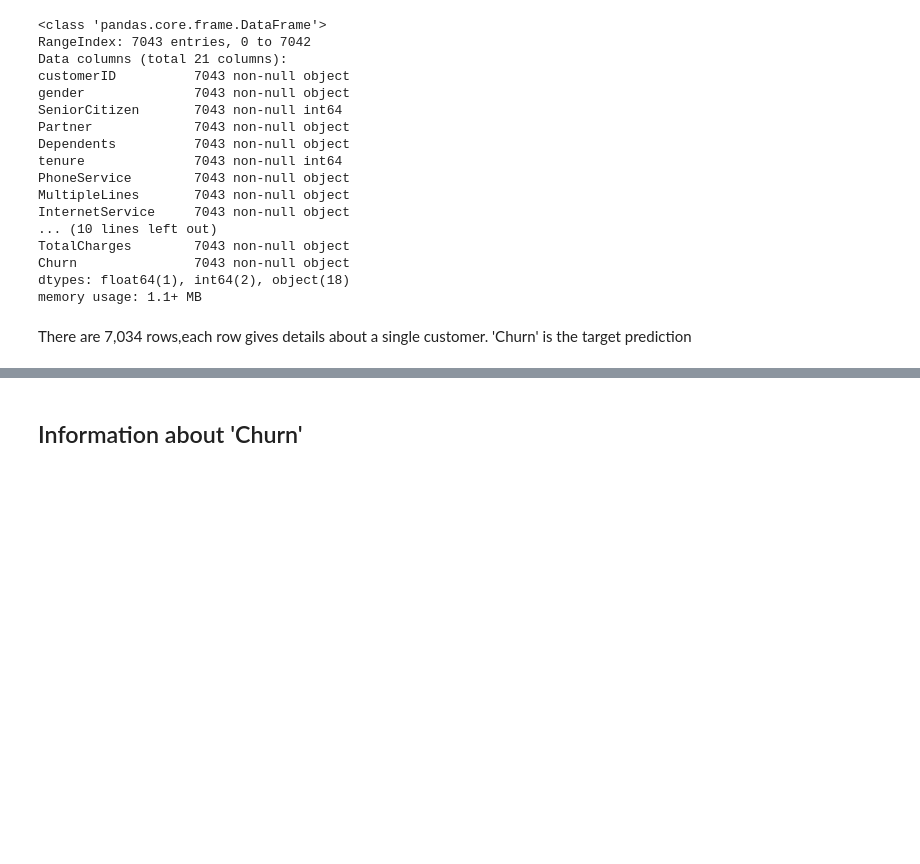
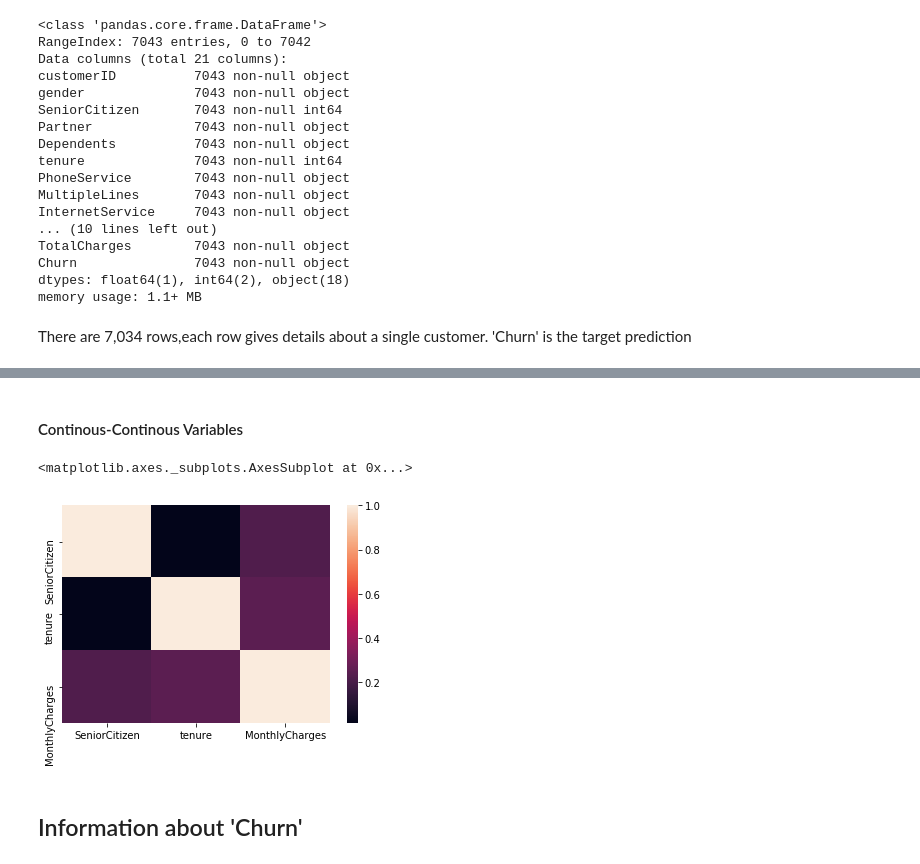
Before and after one commit to nomfund/Churn_Predictions, a Jupyter notebook: decision_Trees.ipynb, the cells around one changed output, grey strips where cells are left out. Cells and saved outputs as stored; diff of their text form; code cells hidden in the pictures; blank space fills up the shorter version.

```diff
--- a/decision_Trees.ipynb
+++ b/decision_Trees.ipynb
@@ -72,0 +180,3 @@ There are 7,034 rows,each row gives details about a single customer. 'Churn' is
+# %%
+continuous_var = ['SeniorCitizen','tenure','MonthlyCharges','TotalCharges']
+df.describe()
@@ -73,3 +193,11 @@ There are 7,034 rows,each row gives details about a single customer. 'Churn' is
+# %% [markdown]
+#### Continous-Continous Variables
+# %%
+corr = df[continuous_var].corr()
+sns.heatmap(corr)
+# %% [output]
+<matplotlib.axes._subplots.AxesSubplot at 0x...>
+[figure, added]
 # %% [markdown]
 ## Information about 'Churn'
 # %%
```
Also changed, not shown: parts of 28 cells of this notebook.
